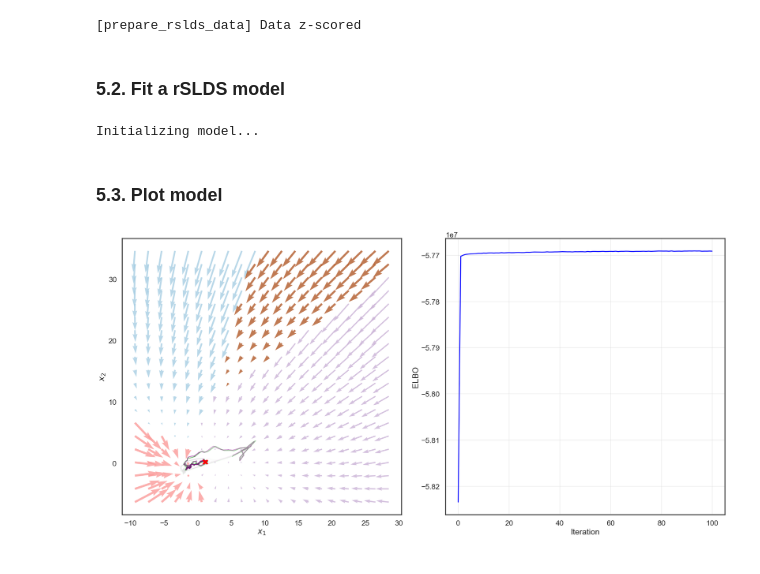
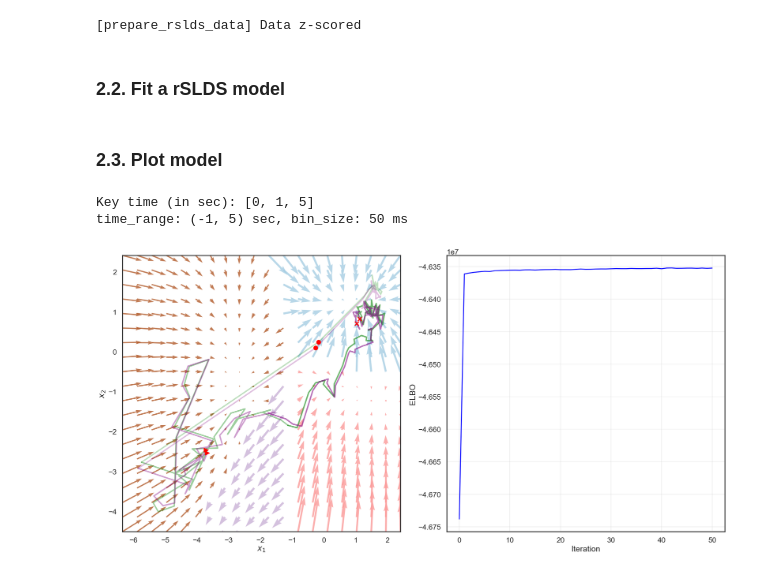
Before and after one commit to shunnnli/pyNeuroDAP, a Jupyter notebook: Shun_matlab_rSLDS_demo.ipynb, the cells around one changed output. Saved outputs shown, nothing was run; the diff lists cells and outputs as text; code cells hidden in the pictures.

```diff
--- a/Shun_matlab_rSLDS_demo.ipynb
+++ b/Shun_matlab_rSLDS_demo.ipynb
@@ -45,7 +45,7 @@ from tqdm import tqdm
 
 # Define parameters common to all sessions
 bin_size = 25           # in ms
-time_range = (-1,5)     # in sec
+time_range = (-1,3)     # in sec
 xaxis = ndap.get_time_axis(time_range, bin_size_ms=bin_size)
 
 print('Aligning spikes to behavior events...')
@@ -135,23 +118,27 @@ Combining 1 conditions: ['omission_control']
 [figure]
 [prepare_rslds_data] Data z-scored
 # %% [markdown]
-### 5.2. Fit a rSLDS model
+### 2.2. Fit a rSLDS model
 # %%
 # Set rSLDS parameters
 n_states = 4         # Number of discrete states (change as appropriate)
 n_latent_dims = 2    # Number of latent dimensions (for visualization)
-num_iters = 1      # Number of EM iterations
+num_iters = 50      # Number of EM iterations
 
 # Fit the rSLDS model
-rslds, posterior, elbo = ndap.fit_rslds_model((rslds_data, inputs), n_states=n_states, n_latent_dims=n_latent_dims, num_iters=num_iters)
-save_path = ndap.save_rslds_model(rslds, posterior, (rslds_data, inputs), "rslds_test.joblib", elbos=elbo)
+rslds, posterior, elbos = ndap.fit_rslds_model((rslds_data, inputs), n_states=n_states, n_latent_dims=n_latent_dims, num_iters=num_iters)
+save_path = ndap.save_rslds_model(rslds, posterior, (rslds_data, inputs), "rslds_-1to3.joblib",
+                                elbos=elbos, time_range=time_range, bin_size=bin_size)
-# %% [output]
-Initializing model...
 # %% [markdown]
-### 5.3. Plot model
+### 2.3. Plot model
 # %%
 # Load model
-B = ndap.load_rslds_model("rslds_run.joblib")
+# if 'save_path' not in locals():
+#     save_path = "Results/rslds_models/rslds-20250829/rslds_-1to5.joblib"
+#     print(f"Load rSLDS model from: {save_path}")
+
+save_path = "Results/rslds_models/rslds-20250829/rslds_-1to5.joblib"
+B = ndap.load_rslds_model(save_path)
 
 model = B["objects"]["model"]
 posterior = B["objects"]["posterior"]
@@ -160,3 +147,12 @@ U = B["data"]["U_list"]
 x = B["posterior"]["x_list"][0]
 z = B["posterior"]["z_list"][0]
 elbos = B["posterior"]["elbos"]
+time_range = B["data"]["time_range"]
+bin_size = B["data"]["bin_size"]
+
+# Build type1_tuple and type2_tuple from Y and U
+U_arr = np.asarray(U)
+idx1 = np.unique(np.where((U_arr == np.array([0., 1.])).all(axis=1))[0])
+idx2 = np.unique(np.where((U_arr == np.array([1., 0.])).all(axis=1))[0])
+type1_tuple = ([Y[i] for i in idx1], [U[i] for i in idx1])
+type2_tuple = ([Y[i] for i in idx2], [U[i] for i in idx2])
@@ -163,28 +163,25 @@ elbos = B["posterior"]["elbos"]
 # %%
 fig, axes = plt.subplots(1, 2, figsize=(20, 10))
-key_time = [0, 1]
-
+key_time = [0, 1, time_range[1]]
+print(f"Key time (in sec): {key_time}")
+print(f"time_range: {time_range} sec, bin_size: {bin_size} ms")
 # Select trial indices
 t1_idx = None
 t2_idx = None
 
 # Vector field / most-likely dynamics
-ndap.plot_rslds_dynamics(model, posterior=posterior, ax=axes[0])
 ndap.plot_rslds_trajectory(model, posterior, type1_tuple, ax=axes[0], trial_idx=t1_idx,
                            color="green", key_time=key_time, time_range=time_range, bin_size=bin_size)
 ndap.plot_rslds_trajectory(model, posterior, type2_tuple, ax=axes[0], trial_idx=t2_idx,
                            color="purple", key_time=key_time, time_range=time_range, bin_size=bin_size)
+ndap.plot_rslds_dynamics(model, ax=axes[0])
 
 # ELBO curve saved in the bundle
-ndap.plot_rslds_elbo(B["posterior"]["elbos"], ax=axes[1])
-
-# Observations colored by inferred states for matching trials
-# ndap.plot_rslds_observations(model, posterior, type1_tuple, ax=axes[1, 0], trial_idx=t1_idx,
-#                              color="green", key_time=key_time, time_range=time_range, bin_size=bin_size)
-# ndap.plot_rslds_observations(model, posterior, type2_tuple, ax=axes[1, 0], trial_idx=t2_idx,
-#                              color="purple", key_time=key_time, time_range=time_range, bin_size=bin_size)
+ndap.plot_rslds_elbo(elbos, ax=axes[1])
 
 plt.tight_layout()
 plt.show()
 # %% [output]
+Key time (in sec): [0, 1, 5]
+time_range: (-1, 5) sec, bin_size: 50 ms
-[figure, old version]
+[figure, new version]
```
Also changed, not shown: parts of 6 cells of this notebook, 7 other files.
